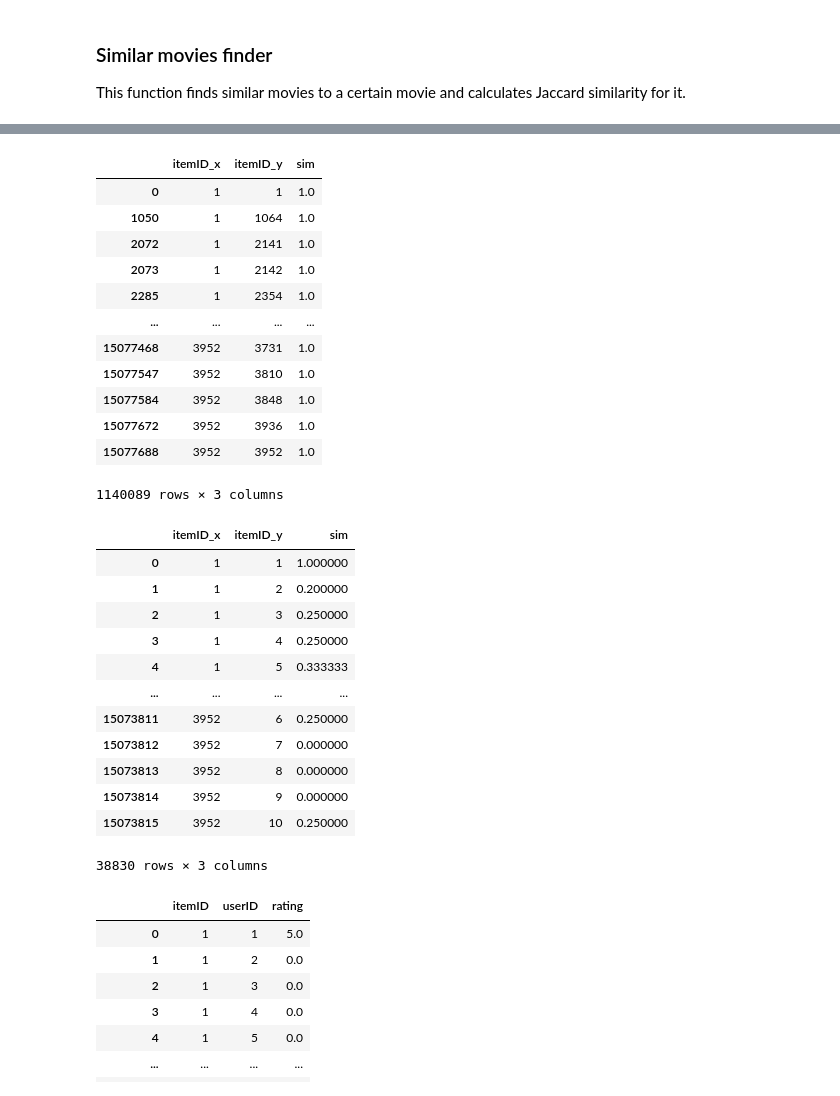
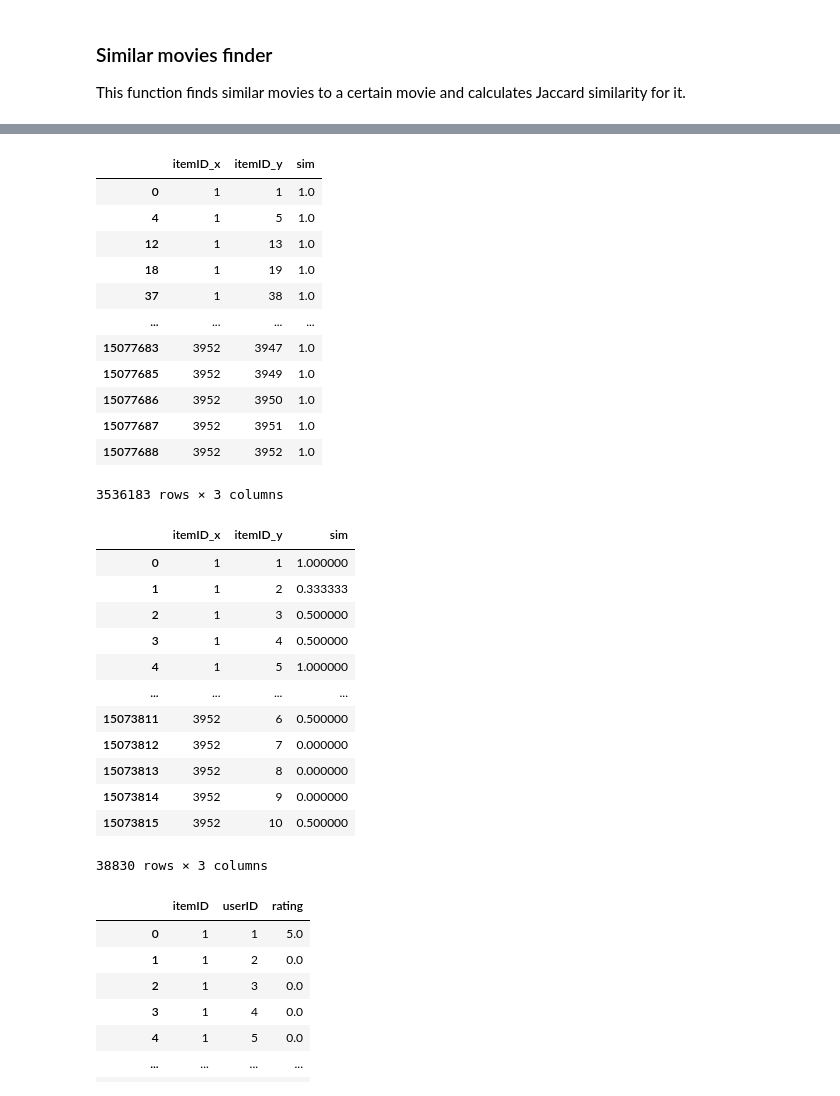
Before and after one commit to TxCorpi0x/hrecom, a Jupyter notebook: prediction_bpr.ipynb, the cells around one changed output, grey strips where cells are left out. Drawn from its saved outputs; the diff is of its cells as text; code cells hidden in the pictures.

```diff
--- a/prediction_bpr.ipynb
+++ b/prediction_bpr.ipynb
@@ -34,8 +34,8 @@ ds_name = "ml-1m"
 ds_rel_path = os.path.join(ds_dir, ds_name)
 
 col_genres = "genres"
-new_movies_rate_count = 10
-new_users_rate_count = 50
+similar_movies_rate_count = 10
+new_rates_per_movie_count = 50
 
 # parameters were randomly chosen
 bpr_params = {
@@ -161,0 +142,5 @@ movies_sim
+# %%
+movies_sim = cb.get_items_sim_merged(
+    SimilarityMethod.OverlapCoefficient, col_genres, DEFAULT_SIMILARITY_COL, "|"
+)
+movies_sim
@@ -165,35 +164,35 @@ movies_sim_reduced
 # %% [output]
 |  | itemID_x | itemID_y | sim |
 | 0 | 1 | 1 | 1.0 |
-| 1050 | 1 | 1064 | 1.0 |
-| 2072 | 1 | 2141 | 1.0 |
-| 2073 | 1 | 2142 | 1.0 |
-| 2285 | 1 | 2354 | 1.0 |
+| 4 | 1 | 5 | 1.0 |
+| 12 | 1 | 13 | 1.0 |
+| 18 | 1 | 19 | 1.0 |
+| 37 | 1 | 38 | 1.0 |
 | ... | ... | ... | ... |
-| 15077468 | 3952 | 3731 | 1.0 |
-| 15077547 | 3952 | 3810 | 1.0 |
-| 15077584 | 3952 | 3848 | 1.0 |
-| 15077672 | 3952 | 3936 | 1.0 |
+| 15077683 | 3952 | 3947 | 1.0 |
+| 15077685 | 3952 | 3949 | 1.0 |
+| 15077686 | 3952 | 3950 | 1.0 |
+| 15077687 | 3952 | 3951 | 1.0 |
 | 15077688 | 3952 | 3952 | 1.0 |
-1140089 rows × 3 columns
+3536183 rows × 3 columns
 # %%
 movies_sim_reduced_top = movies_sim.groupby(DEFAULT_ITEM_COL + "_x").head(
-    new_movies_rate_count
+    similar_movies_rate_count
 )
 movies_sim_reduced_top
 # %% [output]
 |  | itemID_x | itemID_y | sim |
 | 0 | 1 | 1 | 1.000000 |
-| 1 | 1 | 2 | 0.200000 |
-| 2 | 1 | 3 | 0.250000 |
-| 3 | 1 | 4 | 0.250000 |
-| 4 | 1 | 5 | 0.333333 |
+| 1 | 1 | 2 | 0.333333 |
+| 2 | 1 | 3 | 0.500000 |
+| 3 | 1 | 4 | 0.500000 |
+| 4 | 1 | 5 | 1.000000 |
 | ... | ... | ... | ... |
-| 15073811 | 3952 | 6 | 0.250000 |
+| 15073811 | 3952 | 6 | 0.500000 |
 | 15073812 | 3952 | 7 | 0.000000 |
 | 15073813 | 3952 | 8 | 0.000000 |
 | 15073814 | 3952 | 9 | 0.000000 |
-| 15073815 | 3952 | 10 | 0.250000 |
+| 15073815 | 3952 | 10 | 0.500000 |
 38830 rows × 3 columns
 # %%
 light_users = users.drop(["gender", "age"], axis=1)
```
Also changed, not shown: parts of 6 cells of this notebook, 21 other files.
